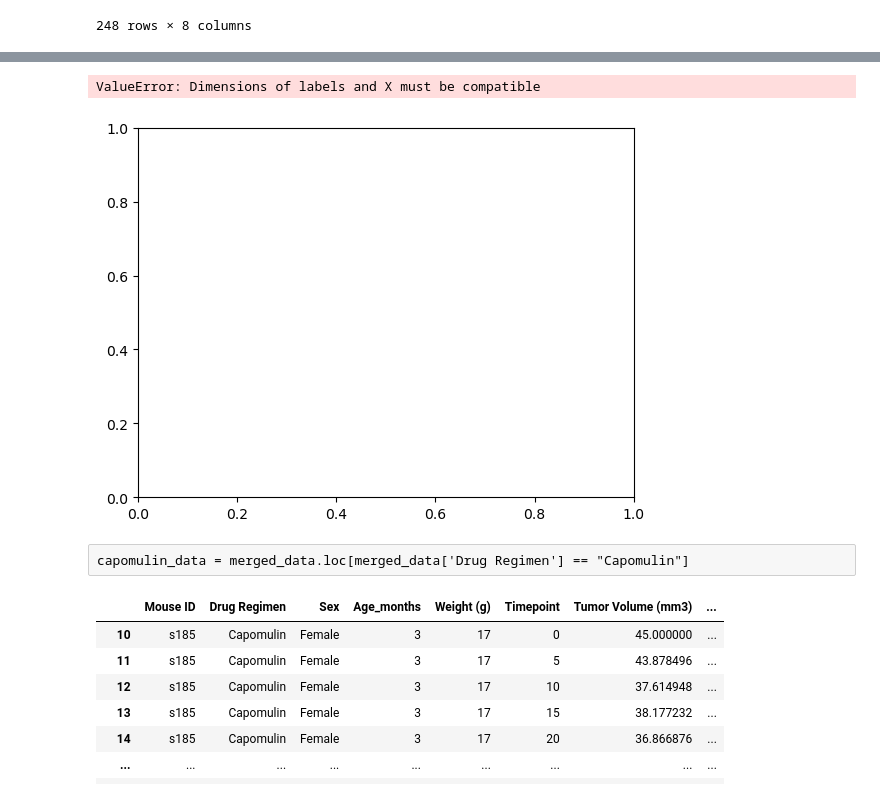
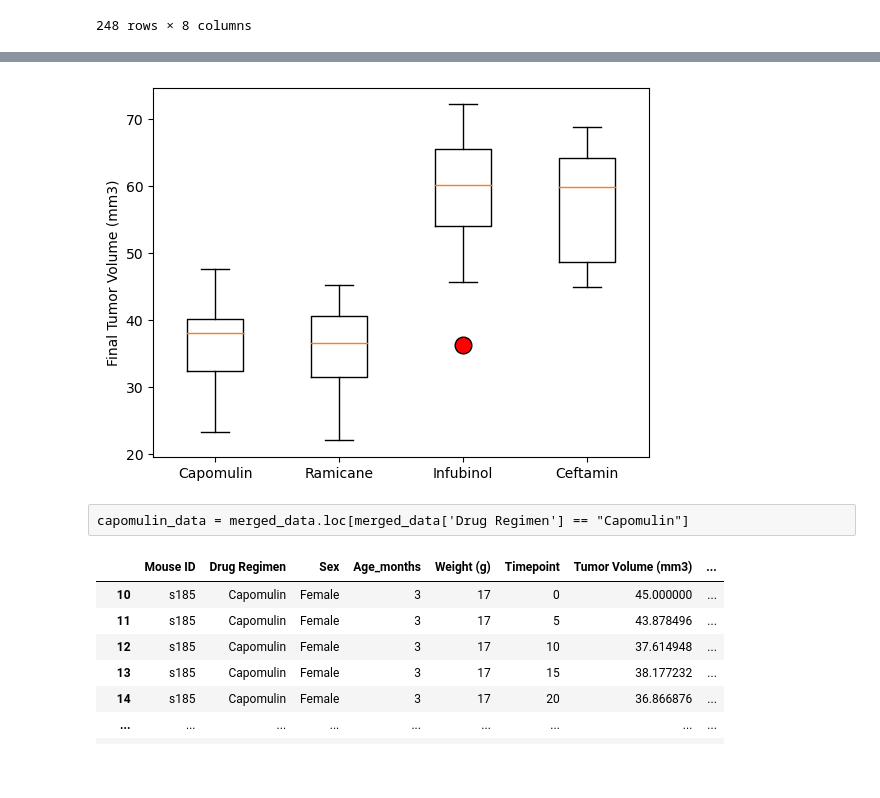
Before and after one commit to jackhayes21/Matplotlib-challenge, a Jupyter notebook: Homework 5.ipynb, the cells around one changed output, grey strips where cells are left out. Cells and saved outputs as stored; diff of their text form; code cells hidden in the pictures; blank space fills up the shorter version.

```diff
--- a/Homework 5.ipynb
+++ b/Homework 5.ipynb
@@ -185,7 +185,7 @@ last_timepoints_df
 | 247 | z969 | 45 |
 248 rows × 2 columns
 # %%
-final_tumor_volume = pd.merge(last_timepoints_df, cleaned_data, on=["Mouse ID", "Timepoint"], how="inner")
+final_tumor_volume = pd.merge(last_timepoints_df, cleaned_data, on = ["Mouse ID", "Timepoint"], how = "left")
 final_tumor_volume
 # %% [output]
 |  | Mouse ID | Timepoint | Drug Regimen | Sex | Age_months | Weight (g) | Tumor Volume (mm3) | ... |
@@ -203,10 +203,13 @@ final_tumor_volume
 248 rows × 8 columns
 # %%
 treatments = ["Capomulin", "Ramicane", "Infubinol", "Ceftamin"]
-outliers_data = {}  # Use a dictionary to store outliers for each treatment
+tumor_vol_list = []
+
 for treatment in treatments:
-    tumor_vol_per_treatment = merged_data[merged_data['Drug Regimen'] == treatment]['Tumor Volume (mm3)']
-    tumor_vol_per_treatment.append(tumor_vol_per_treatment)
+    tumor_vol_per_treatment = final_tumor_volume.loc[final_tumor_volume['Drug Regimen'] == treatment, 'Tumor Volume (mm3)']
+
+    tumor_vol_list.append(tumor_vol_per_treatment)
+
     quartiles = tumor_vol_per_treatment.quantile([0.25, 0.5, 0.75])
     lower_q = quartiles[0.25]
     upper_q = quartiles[0.75]
@@ -214,9 +217,5 @@ for treatment in treatments:
     lower_bound = lower_q - 1.5 * iqr
     upper_bound = upper_q + 1.5 * iqr
     outliers = tumor_vol_per_treatment[(tumor_vol_per_treatment < lower_bound) | (tumor_vol_per_treatment > upper_bound)]
-    # Store the outliers for each treatment in the dictionary
-    outliers_data[treatment] = outliers.tolist()
-# Print the outliers for each treatment
-for treatment, outliers in outliers_data.items():
     print(f"Outliers for {treatment}: {outliers}")
 # %% [output]
@@ -242,16 +247,13 @@ Name: Tumor Volume (mm3), Length: 178, dtype: float64
 # %%
 # box plot of the distrubution of the tumor volume for each treatment group.
-plt.boxplot(final_tumor_volume, labels=treatments)
-plt.title("Distribution of Tumor Volume for Each Treatment Group")
-plt.xlabel("Treatment Group")
-plt.ylabel("Tumor Volume (mm3)")
-
+red_out = dict(markerfacecolor = "red", markersize = 12)
+plt.boxplot(tumor_vol_list, labels = treatments, flierprops = red_out)
+plt.ylabel("Final Tumor Volume (mm3)")
 plt.show()
 # %% [output]
-ValueError: Dimensions of labels and X must be compatible
-[figure, old version]
+[figure, new version]
-# %% [raw]
-capomulin_data = merged_data.loc[merged_data['Drug Regimen'] == "Capomulin"]
+# %% [raw]
+capomulin_data = merged_data.loc[merged_data['Drug Regimen'] == "Capomulin"]
 # %%
 capomulin_data
 # %% [output]
```
Also changed, not shown: parts of 3 cells of this notebook.
